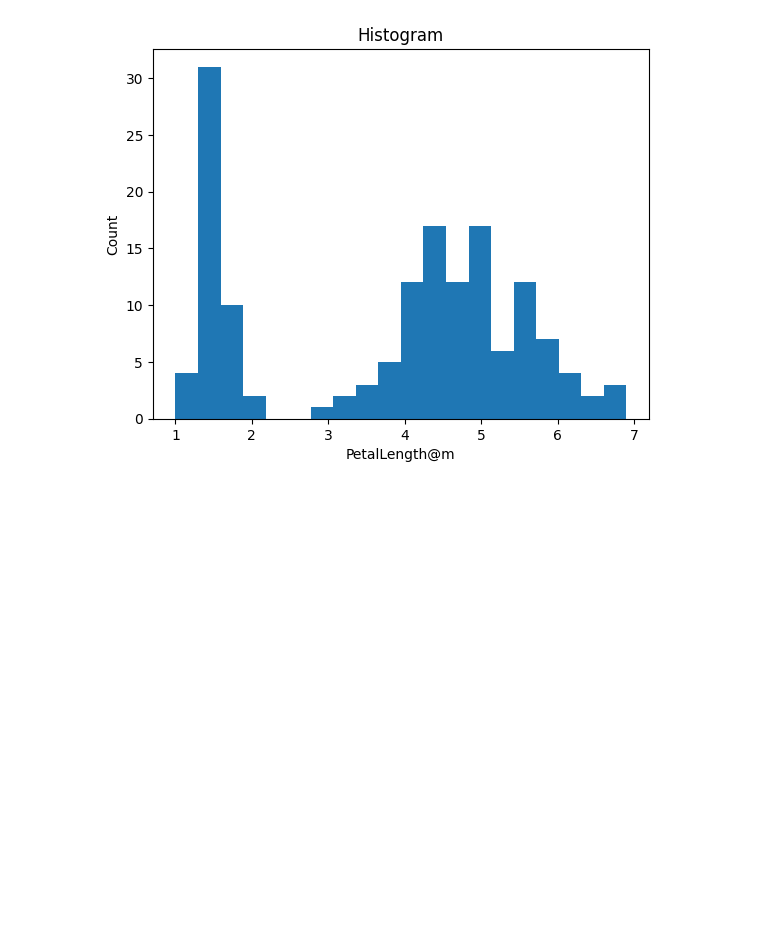
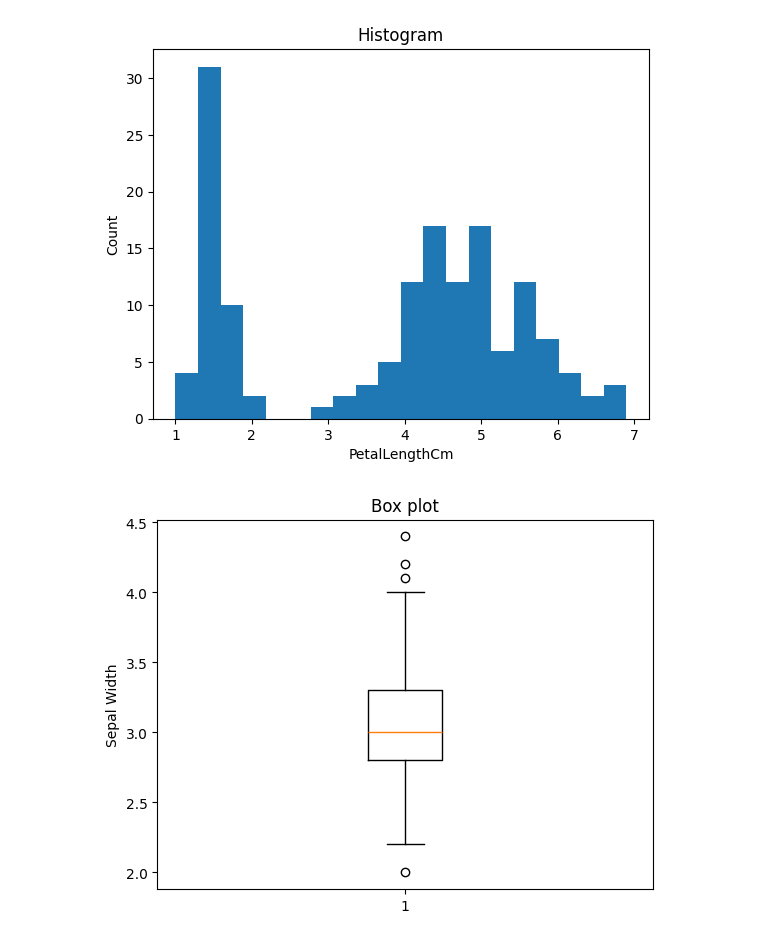
Before and after one commit to bhargavdhanisetti/AIML_NEOSKILLZ, a Jupyter notebook: day_13_.ipynb, the cells around one changed output. Saved outputs shown, nothing was run; the diff lists cells and outputs as text; code cells hidden in the pictures; blank space fills up the shorter version.

```diff
--- a/day_13_.ipynb
+++ b/day_13_.ipynb
@@ -171,3 +167,10 @@ plt.ylabel("Count")
 plt.show()
 # %% [output]
 [figure]
+# %%
+plt.boxplot(data["SepalWidthCm"])
+plt.title("Box plot")
+plt.ylabel("Sepal Width")
+plt.show()
+# %% [output]
+[figure, added]
```
Also changed, not shown: parts of 4 cells of this notebook.
